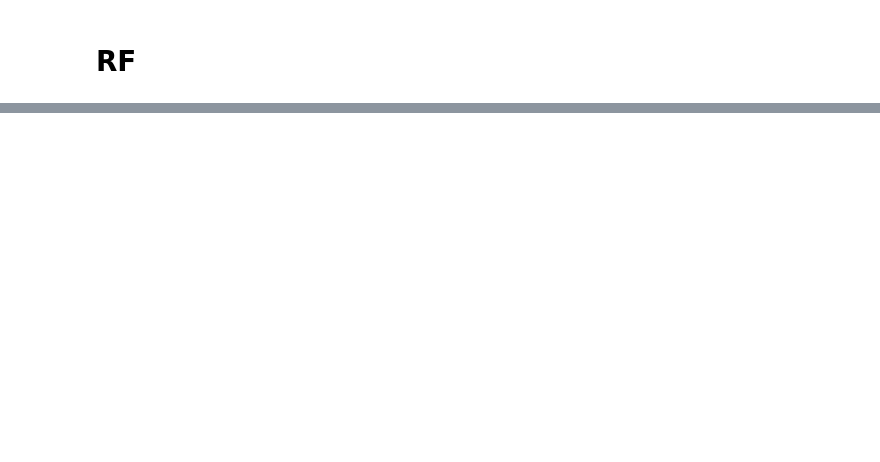
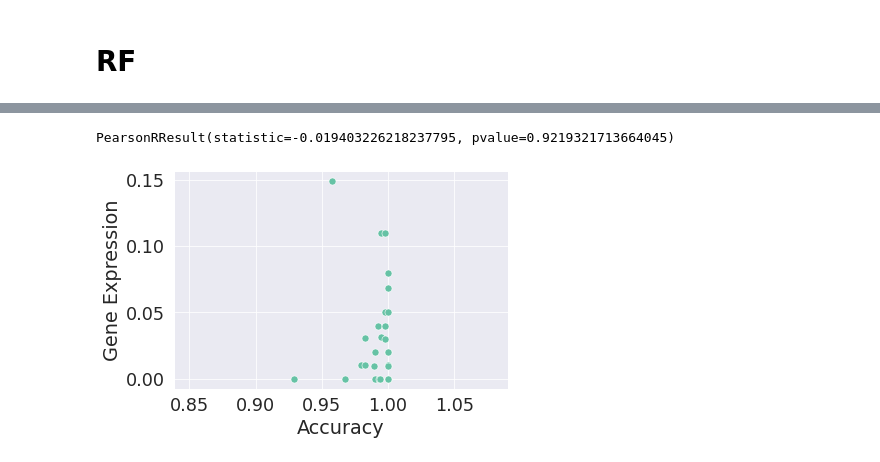
Before and after one commit to zybinmikhail/Thesis, a Jupyter notebook: notebooks/looking at importances.ipynb, the cells around one changed output, grey strips where cells are left out. Cells and saved outputs as stored; diff of their text form; code cells hidden in the pictures; blank space fills up the shorter version.

```diff
--- a/notebooks/looking at importances.ipynb
+++ b/notebooks/looking at importances.ipynb
@@ -110,0 +133,3 @@ feature name &  importance \\
+# %%
+sns.set_theme()
+sns.set(context='paper', palette='Set2', font_scale=2)
@@ -110,0 +141,3 @@ feature name &  importance \\
+# %%
+rf_genes_brains_regions = pd.read_csv(PATH + "genes_brain_rf.csv", index_col=0)
+first_output_3, second_output_3 = f(rf_genes_brains_regions, True)
@@ -110,0 +164,4 @@ feature name &  importance \\
+# %%
+clf_res_regions_rf.columns = ["Brain region", 'accuracy']
+# %%
+regions_merged = pd.merge(clf_res_regions_rf, second_output_3, on="Brain region")
@@ -110,0 +190,16 @@ feature name &  importance \\
+# %%
+pearsonr(regions_merged.iloc[:, 1], regions_merged.iloc[:, 2])
+# %% [output]
+PearsonRResult(statistic=-0.019403226218237795, pvalue=0.9219321713664045)
+# %%
+sns.scatterplot(
+    x=regions_merged.iloc[:, 1],
+    y=regions_merged.iloc[:, 2],
+    s=50
+)
+plt.axis('equal')
+plt.xlabel("Accuracy")
+plt.ylabel("Gene Expression")
+plt.savefig("../data/pics/importances/accuracy_genes_regions.pdf", bbox_inches='tight')
+# %% [output]
+[figure, added]
```
Also changed, not shown: parts of 35 cells of this notebook, 43 other files.
